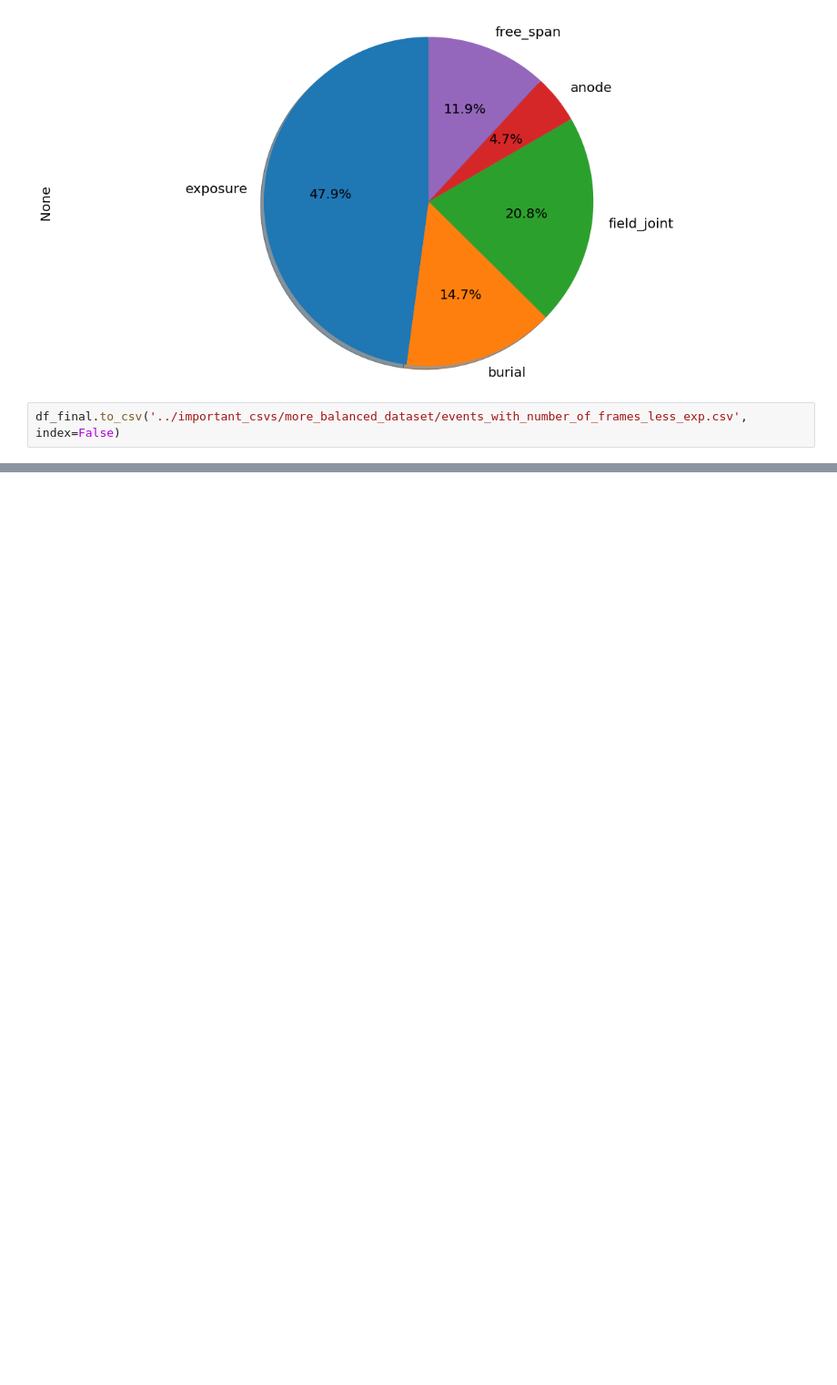
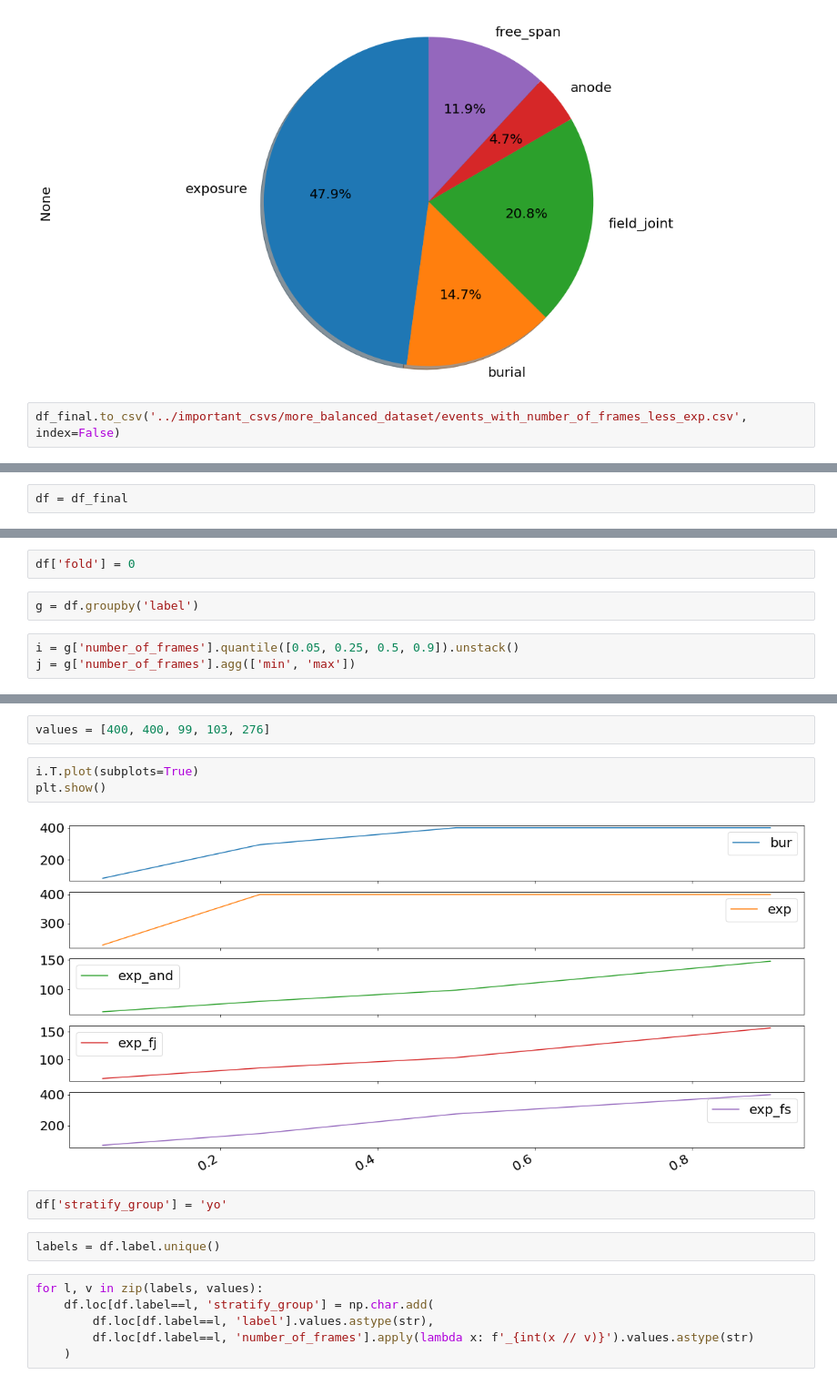
Before and after one commit to stamtron/thesis-second-dataset-extraction, a Jupyter notebook: data-statistics-split-stratification-label/10-more-balanced-big-dataset.ipynb, the cells around one changed output, grey strips where cells are left out. Shown: that part at 91% size. Saved outputs shown, nothing was run; the diff lists cells and outputs as text; blank space fills up the shorter version.

```diff
--- a/data-statistics-split-stratification-label/10-more-balanced-big-dataset.ipynb
+++ b/data-statistics-split-stratification-label/10-more-balanced-big-dataset.ipynb
@@ -258,0 +300,2 @@ df_final.to_csv('../important_csvs/more_balanced_dataset/events_with_number_of_f
+# %%
+df = df_final
@@ -258,0 +333,7 @@ df_final.to_csv('../important_csvs/more_balanced_dataset/events_with_number_of_f
+# %%
+df['fold'] = 0
+# %%
+g = df.groupby('label')
+# %%
+i = g['number_of_frames'].quantile([0.05, 0.25, 0.5, 0.9]).unstack()
+j = g['number_of_frames'].agg(['min', 'max'])
@@ -258,0 +350,17 @@ df_final.to_csv('../important_csvs/more_balanced_dataset/events_with_number_of_f
+# %%
+values = [400, 400, 99, 103, 276]
+# %%
+i.T.plot(subplots=True)
+plt.show()
+# %% [output]
+[figure, added]
+# %%
+df['stratify_group'] = 'yo'
+# %%
+labels = df.label.unique()
+# %%
+for l, v in zip(labels, values):
+    df.loc[df.label==l, 'stratify_group'] = np.char.add(
+        df.loc[df.label==l, 'label'].values.astype(str),
+        df.loc[df.label==l, 'number_of_frames'].apply(lambda x: f'_{int(x // v)}').values.astype(str)
+    )
```
Also changed, not shown: parts of 18 cells of this notebook, 11 other files.
